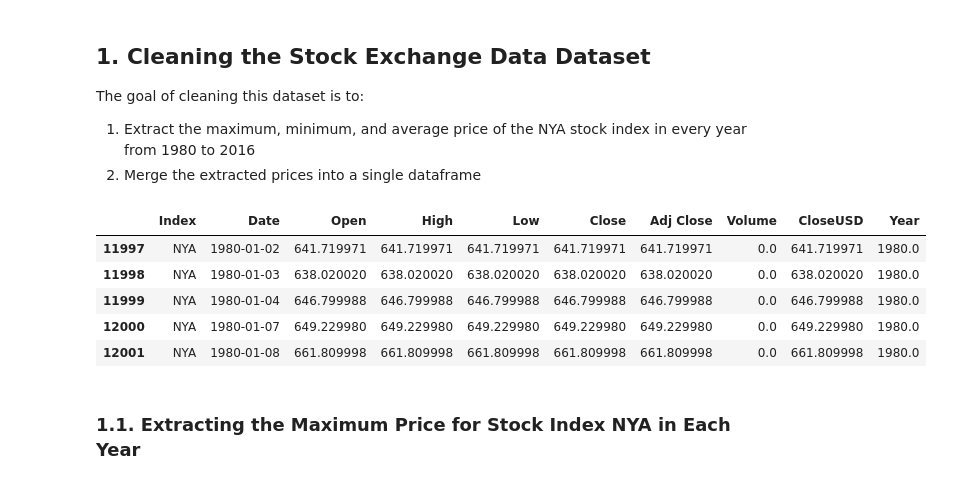
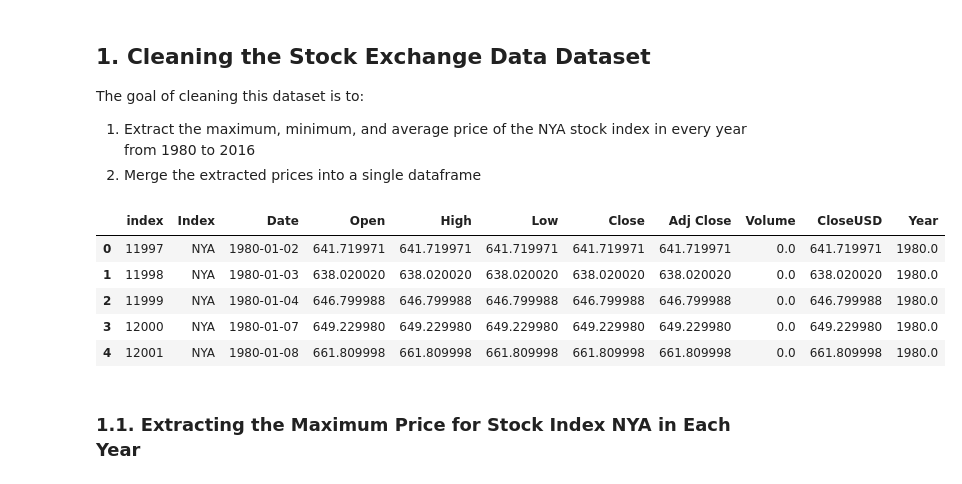
Before and after one commit to jal004/COGS108_SP22_Group009_Project, a Jupyter notebook: FinalProjectGroup009Sp22.ipynb, the cells around one changed output. Cells and saved outputs as stored; diff of their text form; code cells hidden in the pictures.

```diff
--- a/FinalProjectGroup009Sp22.ipynb
+++ b/FinalProjectGroup009Sp22.ipynb
@@ -217,20 +217,20 @@ The goal of cleaning this dataset is to:
 # %%
 # Extracting the desired years from each date in the dataset
 stock['Year'] = stock.Date.str.split('-').str[0]
 stock['Year'] = stock['Year'].astype(str).apply(standardize_numbers) # Standardizing the years
 stock = stock[(stock['Year'] >= 1980) & (stock['Year'] <= 2016)]
 
 # Extracting only data from NYA stock index
-stock = stock[stock['Index'] == 'NYA']
+stock = stock[stock['Index'] == 'NYA'].reset_index()
 
 stock.head()
 # %% [output]
-|  | Index | Date | Open | High | Low | Close | Adj Close | Volume | CloseUSD | Year |
-| 11997 | NYA | 1980-01-02 | 641.719971 | 641.719971 | 641.719971 | 641.719971 | 641.719971 | 0.0 | 641.719971 | 1980.0 |
-| 11998 | NYA | 1980-01-03 | 638.020020 | 638.020020 | 638.020020 | 638.020020 | 638.020020 | 0.0 | 638.020020 | 1980.0 |
-| 11999 | NYA | 1980-01-04 | 646.799988 | 646.799988 | 646.799988 | 646.799988 | 646.799988 | 0.0 | 646.799988 | 1980.0 |
-| 12000 | NYA | 1980-01-07 | 649.229980 | 649.229980 | 649.229980 | 649.229980 | 649.229980 | 0.0 | 649.229980 | 1980.0 |
-| 12001 | NYA | 1980-01-08 | 661.809998 | 661.809998 | 661.809998 | 661.809998 | 661.809998 | 0.0 | 661.809998 | 1980.0 |
+|  | index | Index | Date | Open | High | Low | Close | Adj Close | Volume | CloseUSD | Year |
+| 0 | 11997 | NYA | 1980-01-02 | 641.719971 | 641.719971 | 641.719971 | 641.719971 | 641.719971 | 0.0 | 641.719971 | 1980.0 |
+| 1 | 11998 | NYA | 1980-01-03 | 638.020020 | 638.020020 | 638.020020 | 638.020020 | 638.020020 | 0.0 | 638.020020 | 1980.0 |
+| 2 | 11999 | NYA | 1980-01-04 | 646.799988 | 646.799988 | 646.799988 | 646.799988 | 646.799988 | 0.0 | 646.799988 | 1980.0 |
+| 3 | 12000 | NYA | 1980-01-07 | 649.229980 | 649.229980 | 649.229980 | 649.229980 | 649.229980 | 0.0 | 649.229980 | 1980.0 |
+| 4 | 12001 | NYA | 1980-01-08 | 661.809998 | 661.809998 | 661.809998 | 661.809998 | 661.809998 | 0.0 | 661.809998 | 1980.0 |
 # %% [markdown]
 ### 1.1. Extracting the Maximum Price for Stock Index NYA in Each Year
 # %%
```
Also changed, not shown: parts of 38 cells of this notebook.
